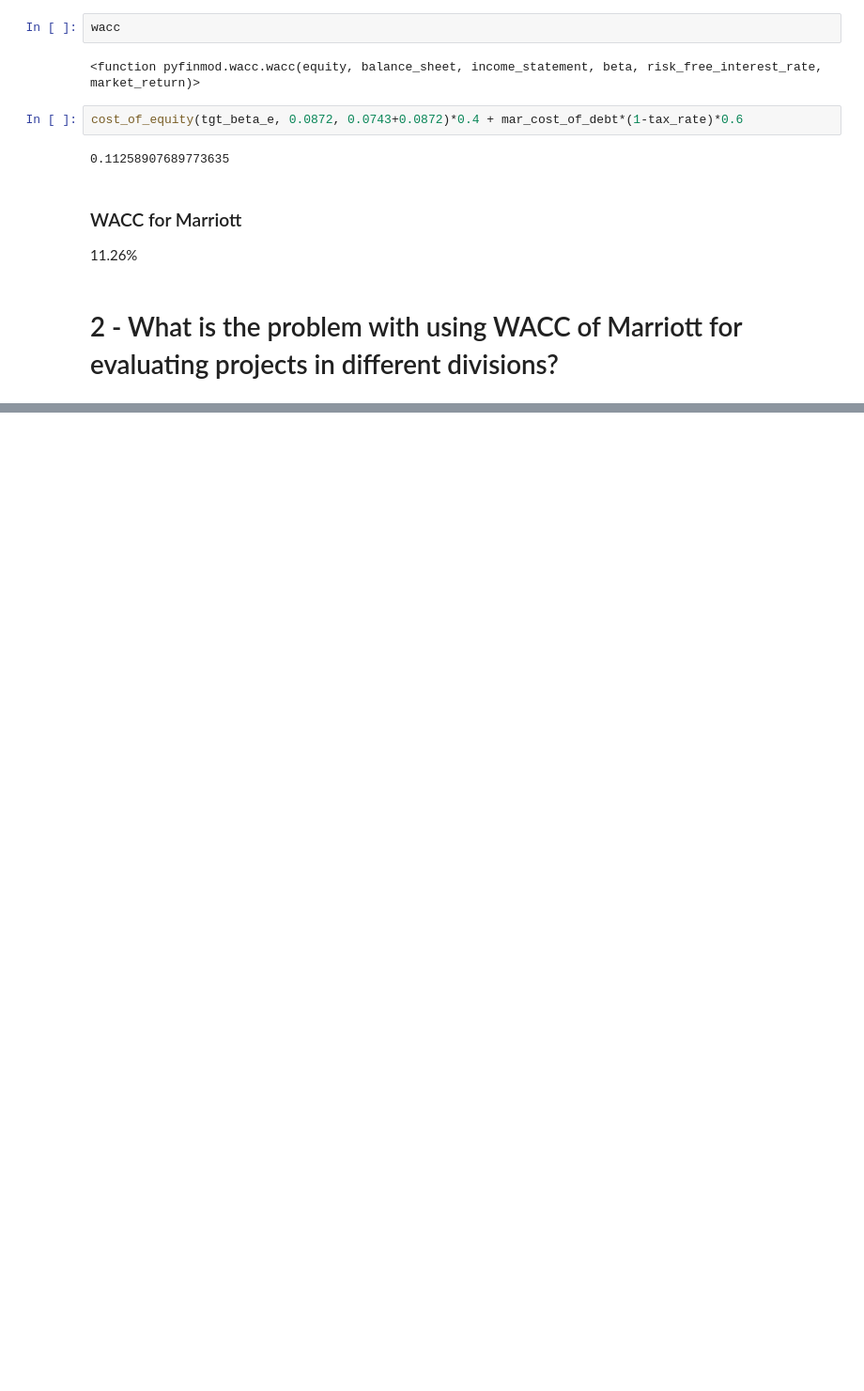
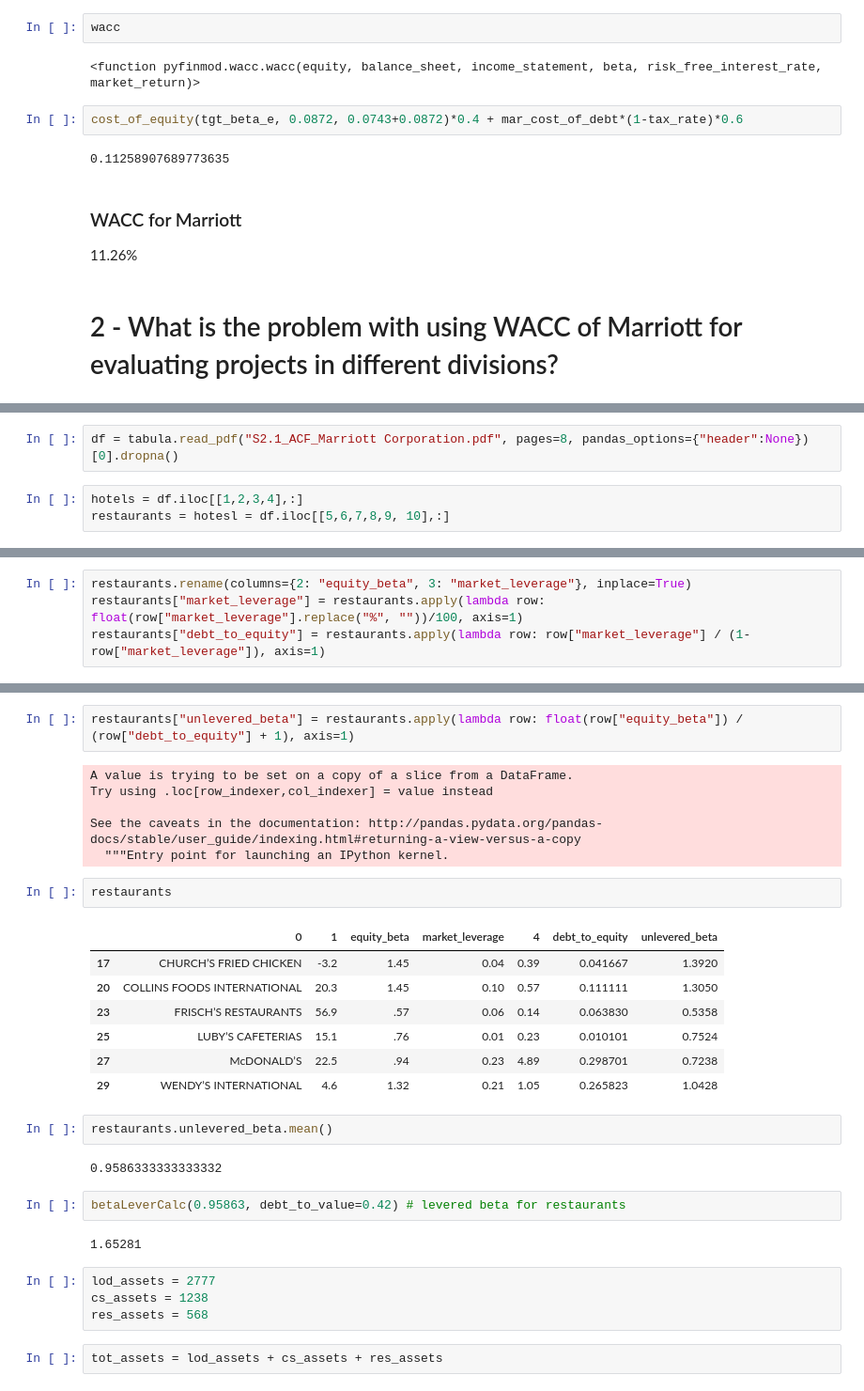
Before and after one commit to xr71/p3_acf, a Jupyter notebook: marriott_case.ipynb, the cells around one changed output, grey strips where cells are left out. Shown: that part at 94% size. Saved outputs shown, nothing was run; the diff lists cells and outputs as text; blank space fills up the shorter version.

```diff
--- a/marriott_case.ipynb
+++ b/marriott_case.ipynb
@@ -96,0 +161,5 @@ cost_of_equity(tgt_beta_e, 0.0872, 0.0743+0.0872)*0.4 + mar_cost_of_debt*(1-tax_
+# %%
+df = tabula.read_pdf("S2.1_ACF_Marriott Corporation.pdf", pages=8, pandas_options={"header":None})[0].dropna()
+# %%
+hotels = df.iloc[[1,2,3,4],:]
+restaurants = hotesl = df.iloc[[5,6,7,8,9, 10],:]
@@ -96,0 +254,4 @@ cost_of_equity(tgt_beta_e, 0.0872, 0.0743+0.0872)*0.4 + mar_cost_of_debt*(1-tax_
+# %%
+restaurants.rename(columns={2: "equity_beta", 3: "market_leverage"}, inplace=True)
+restaurants["market_leverage"] = restaurants.apply(lambda row: float(row["market_leverage"].replace("%", ""))/100, axis=1)
+restaurants["debt_to_equity"] = restaurants.apply(lambda row: row["market_leverage"] / (1-row["market_leverage"]), axis=1)
@@ -96,0 +273,32 @@ cost_of_equity(tgt_beta_e, 0.0872, 0.0743+0.0872)*0.4 + mar_cost_of_debt*(1-tax_
+# %%
+restaurants["unlevered_beta"] = restaurants.apply(lambda row: float(row["equity_beta"]) / (row["debt_to_equity"] + 1), axis=1)
+# %% [output]
+A value is trying to be set on a copy of a slice from a DataFrame.
+Try using .loc[row_indexer,col_indexer] = value instead
+
+See the caveats in the documentation: http://pandas.pydata.org/pandas-docs/stable/user_guide/indexing.html#returning-a-view-versus-a-copy
+  """Entry point for launching an IPython kernel.
+# %%
+restaurants
+# %% [output]
+|  | 0 | 1 | equity_beta | market_leverage | 4 | debt_to_equity | unlevered_beta |
+| 17 | CHURCH’S FRIED CHICKEN | -3.2 | 1.45 | 0.04 | 0.39 | 0.041667 | 1.3920 |
+| 20 | COLLINS FOODS INTERNATIONAL | 20.3 | 1.45 | 0.10 | 0.57 | 0.111111 | 1.3050 |
+| 23 | FRISCH’S RESTAURANTS | 56.9 | .57 | 0.06 | 0.14 | 0.063830 | 0.5358 |
+| 25 | LUBY’S CAFETERIAS | 15.1 | .76 | 0.01 | 0.23 | 0.010101 | 0.7524 |
+| 27 | McDONALD’S | 22.5 | .94 | 0.23 | 4.89 | 0.298701 | 0.7238 |
+| 29 | WENDY’S INTERNATIONAL | 4.6 | 1.32 | 0.21 | 1.05 | 0.265823 | 1.0428 |
+# %%
+restaurants.unlevered_beta.mean()
+# %% [output]
+0.9586333333333332
+# %%
+betaLeverCalc(0.95863, debt_to_value=0.42) # levered beta for restaurants
+# %% [output]
+1.65281
+# %%
+lod_assets = 2777
+cs_assets = 1238
+res_assets = 568
+# %%
+tot_assets = lod_assets + cs_assets + res_assets
```
Also changed, not shown: parts of 27 cells of this notebook.
